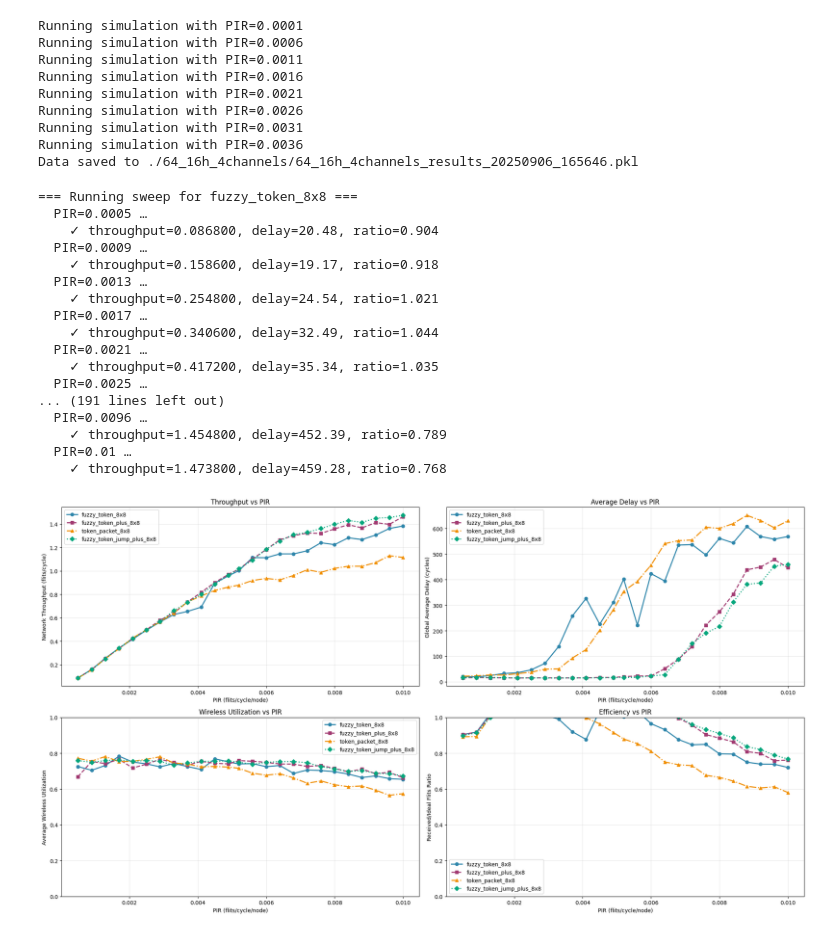
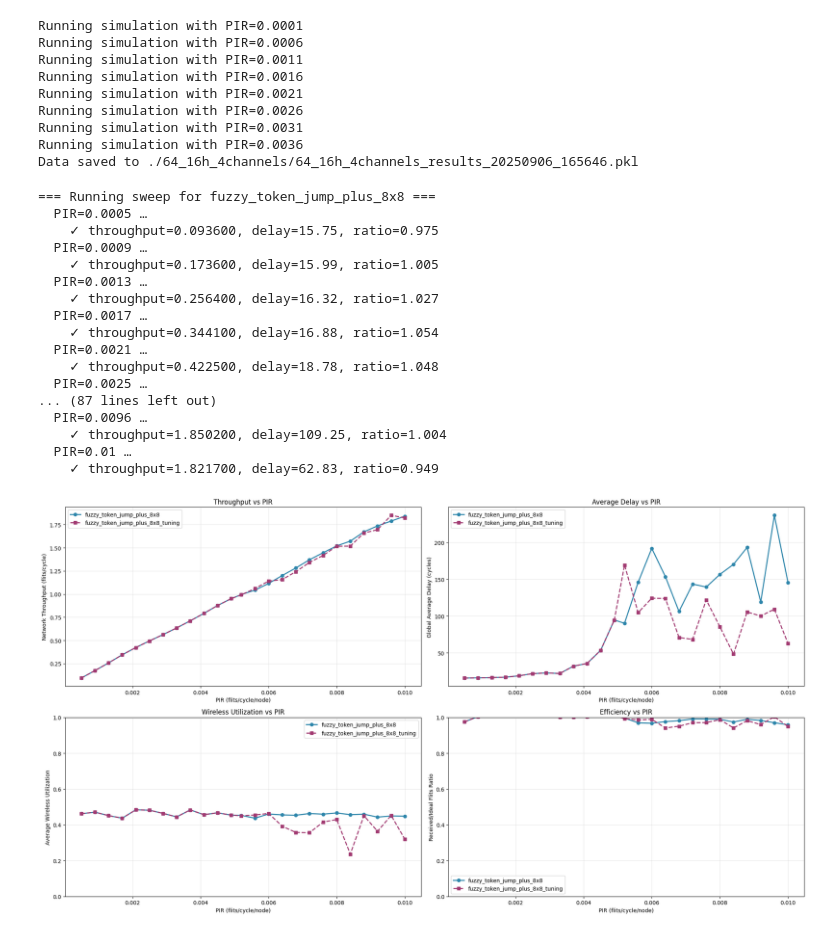
Before and after one commit to Jain-Nishkarsh/WiNoC-SOP, a Jupyter notebook: results/evaluate.ipynb, the cells around one changed output. Saved outputs shown, nothing was run; the diff lists cells and outputs as text; code cells hidden in the pictures.

```diff
--- a/results/evaluate.ipynb
+++ b/results/evaluate.ipynb
@@ -123,10 +123,11 @@ import numpy as np
 
 # Configuration - List all configs to compare
 CONFIGS = [
-    "../custom_config/fuzzy_token_8x8.yaml",
-    "../custom_config/fuzzy_token_plus_8x8.yaml",
-    "../custom_config/token_packet_8x8.yaml",
-    "../custom_config/fuzzy_token_jump_plus_8x8.yaml"
+    # "../custom_config/fuzzy_token_8x8.yaml",
+    # "../custom_config/fuzzy_token_plus_8x8.yaml",
+    # "../custom_config/token_packet_8x8.yaml",
+    "../custom_config/fuzzy_token_jump_plus_8x8.yaml",
+    "../custom_config/fuzzy_token_jump_plus_8x8_tuning.yaml",
 ]
 
 BIN_DIR = Path("../bin").resolve()
@@ -172,8 +173,9 @@ def run_sweep(config_path: str, pir_list, label: str):
             "./noxim",
             "-config", str(config_path),
             "-pir", str(pir), "poisson",
-            "-traffic", "transpose2",
-            "-seed", str(SEED)
+            "-traffic", "transpose1",
+            "-seed", str(SEED),
+            "-sim", "10000",
         ]
         try:
             proc = subprocess.run(cmd, cwd=str(BIN_DIR), capture_output=True, text=True, timeout=240)
@@ -262,40 +264,40 @@ ax2.legend()
 
 # Configure Wireless utilization plot
 ax3.set_xlabel("PIR (flits/cycle/node)")
 ax3.set_ylabel("Average Wireless Utilization")
 ax3.set_title("Wireless Utilization vs PIR")
 ax3.set_ylim(0.0, 1.0)
 ax3.grid(True, alpha=0.3)
 ax3.legend()
 
 
 # Configure Received/Ideal flits ratio plot
 ax4.set_xlabel("PIR (flits/cycle/node)")
 ax4.set_ylabel("Received/Ideal Flits Ratio")
 ax4.set_title("Efficiency vs PIR")
 ax4.set_ylim(0.0, 1.0)
 ax4.grid(True, alpha=0.3)
 ax4.legend()
 
 
 plt.tight_layout()
 plt.show()
 # %% [output]
-=== Running sweep for fuzzy_token_8x8 ===
+=== Running sweep for fuzzy_token_jump_plus_8x8 ===
   PIR=0.0005 …
-    ✓ throughput=0.086800, delay=20.48, ratio=0.904
+    ✓ throughput=0.093600, delay=15.75, ratio=0.975
   PIR=0.0009 …
-    ✓ throughput=0.158600, delay=19.17, ratio=0.918
+    ✓ throughput=0.173600, delay=15.99, ratio=1.005
   PIR=0.0013 …
-    ✓ throughput=0.254800, delay=24.54, ratio=1.021
+    ✓ throughput=0.256400, delay=16.32, ratio=1.027
   PIR=0.0017 …
-    ✓ throughput=0.340600, delay=32.49, ratio=1.044
+    ✓ throughput=0.344100, delay=16.88, ratio=1.054
   PIR=0.0021 …
-    ✓ throughput=0.417200, delay=35.34, ratio=1.035
+    ✓ throughput=0.422500, delay=18.78, ratio=1.048
   PIR=0.0025 …
-... (191 lines left out)
+... (87 lines left out)
   PIR=0.0096 …
-    ✓ throughput=1.454800, delay=452.39, ratio=0.789
+    ✓ throughput=1.850200, delay=109.25, ratio=1.004
   PIR=0.01 …
-    ✓ throughput=1.473800, delay=459.28, ratio=0.768
+    ✓ throughput=1.821700, delay=62.83, ratio=0.949
-[figure, old version]
+[figure, new version]
```
Also changed, not shown: 6 other files.
